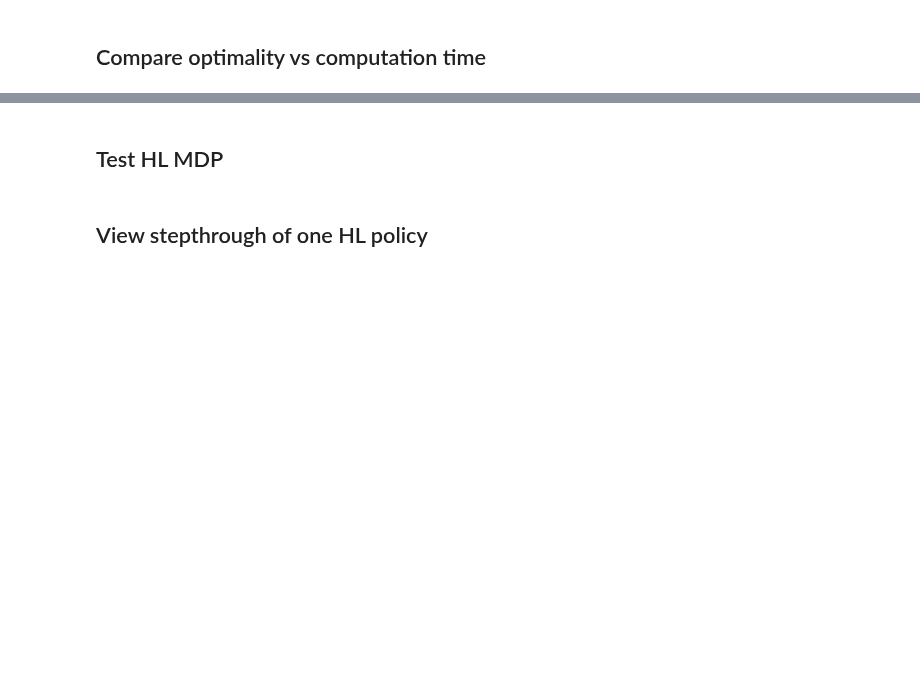
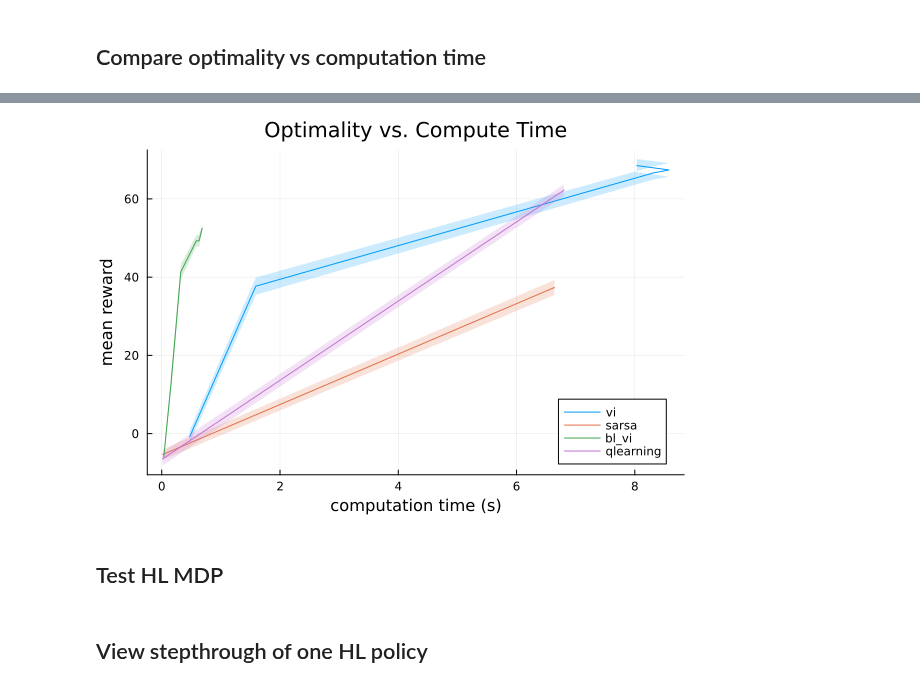
Before and after one commit to somritabanerjee/BiMDPs.jl, a Jupyter notebook: notebooks/RoverWorld-BiLevel.ipynb, the cells around one changed output, grey strips where cells are left out. Saved outputs shown, nothing was run; the diff lists cells and outputs as text; code cells hidden in the pictures; blank space fills up the shorter version.

```diff
--- a/notebooks/RoverWorld-BiLevel.ipynb
+++ b/notebooks/RoverWorld-BiLevel.ipynb
@@ -82,5 +96,7 @@ Reward of vi after 500 simulations: μ = 61.63340798847271, σ = 18.651726900200
 # %%
-RoverWorld.plot_optimality_vs_compute(results, dir = dir)
+BiMDPs.plot_optimality_vs_compute(results, dir = dir)
+# %% [output]
+[figure, added]
 # %% [markdown]
 ## Test HL MDP
 # %%
```
Also changed, not shown: parts of 14 cells of this notebook, 24 other files.
